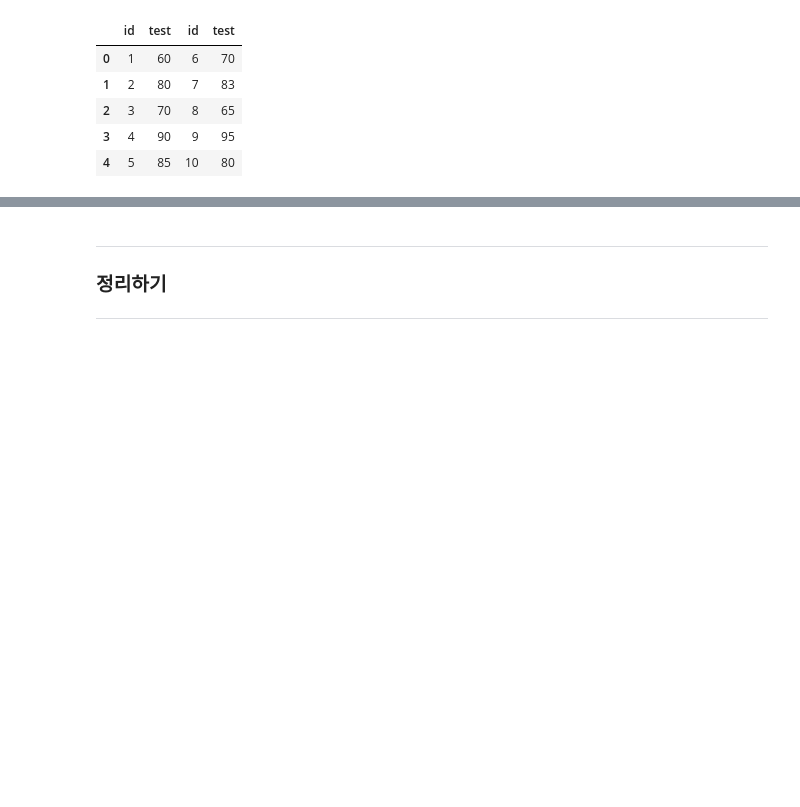
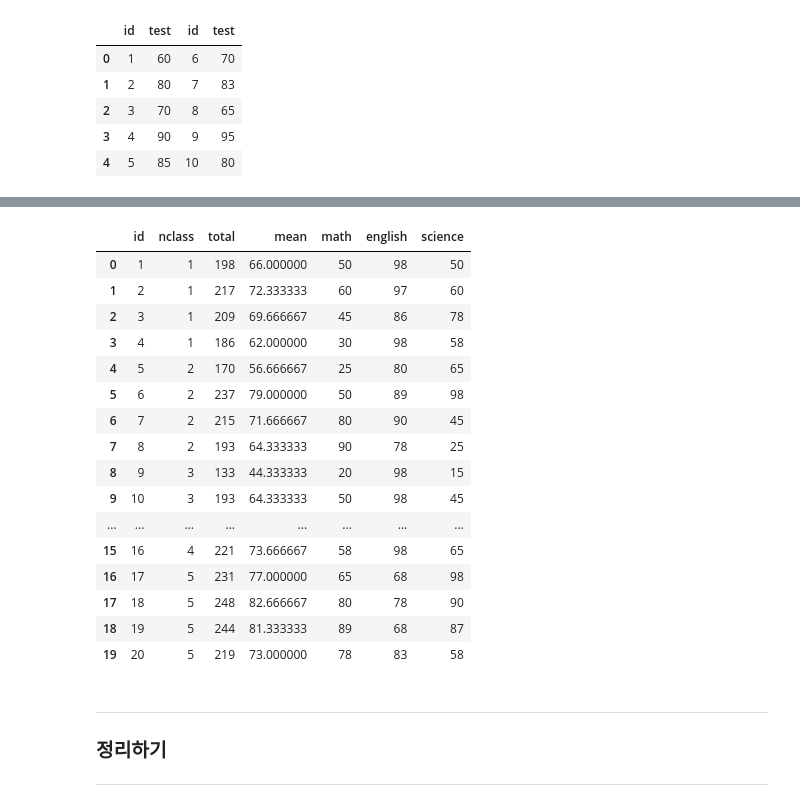
Before and after one commit to dndxor/BCDA, a Jupyter notebook: Ch06_DataHandling.ipynb, the cells around one changed output, grey strips where cells are left out. Saved outputs shown, nothing was run; the diff lists cells and outputs as text; code cells hidden in the pictures; blank space fills up the shorter version.

```diff
--- a/Ch06_DataHandling.ipynb
+++ b/Ch06_DataHandling.ipynb
@@ -1082,3 +1214,26 @@ exam.head()
+# %%
+## <4> exam_1class, exam_2class, exam_3class, exam_4class, exam_5class 프레임들의 모든 행들을 병합하여 exam_nclass 생성
+
+
+exam_nclass
+# %% [output]
+|  | id | nclass | total | mean | math | english | science |
+| 0 | 1 | 1 | 198 | 66.000000 | 50 | 98 | 50 |
+| 1 | 2 | 1 | 217 | 72.333333 | 60 | 97 | 60 |
+| 2 | 3 | 1 | 209 | 69.666667 | 45 | 86 | 78 |
+| 3 | 4 | 1 | 186 | 62.000000 | 30 | 98 | 58 |
+| 4 | 5 | 2 | 170 | 56.666667 | 25 | 80 | 65 |
+| 5 | 6 | 2 | 237 | 79.000000 | 50 | 89 | 98 |
+| 6 | 7 | 2 | 215 | 71.666667 | 80 | 90 | 45 |
+| 7 | 8 | 2 | 193 | 64.333333 | 90 | 78 | 25 |
+| 8 | 9 | 3 | 133 | 44.333333 | 20 | 98 | 15 |
+| 9 | 10 | 3 | 193 | 64.333333 | 50 | 98 | 45 |
+| ... | ... | ... | ... | ... | ... | ... | ... |
+| 15 | 16 | 4 | 221 | 73.666667 | 58 | 98 | 65 |
+| 16 | 17 | 5 | 231 | 77.000000 | 65 | 68 | 98 |
+| 17 | 18 | 5 | 248 | 82.666667 | 80 | 78 | 90 |
+| 18 | 19 | 5 | 244 | 81.333333 | 89 | 68 | 87 |
+| 19 | 20 | 5 | 219 | 73.000000 | 78 | 83 | 58 |
 # %% [markdown]
 ---
 
```
Also changed, not shown: parts of 27 cells of this notebook, 4 other files.
